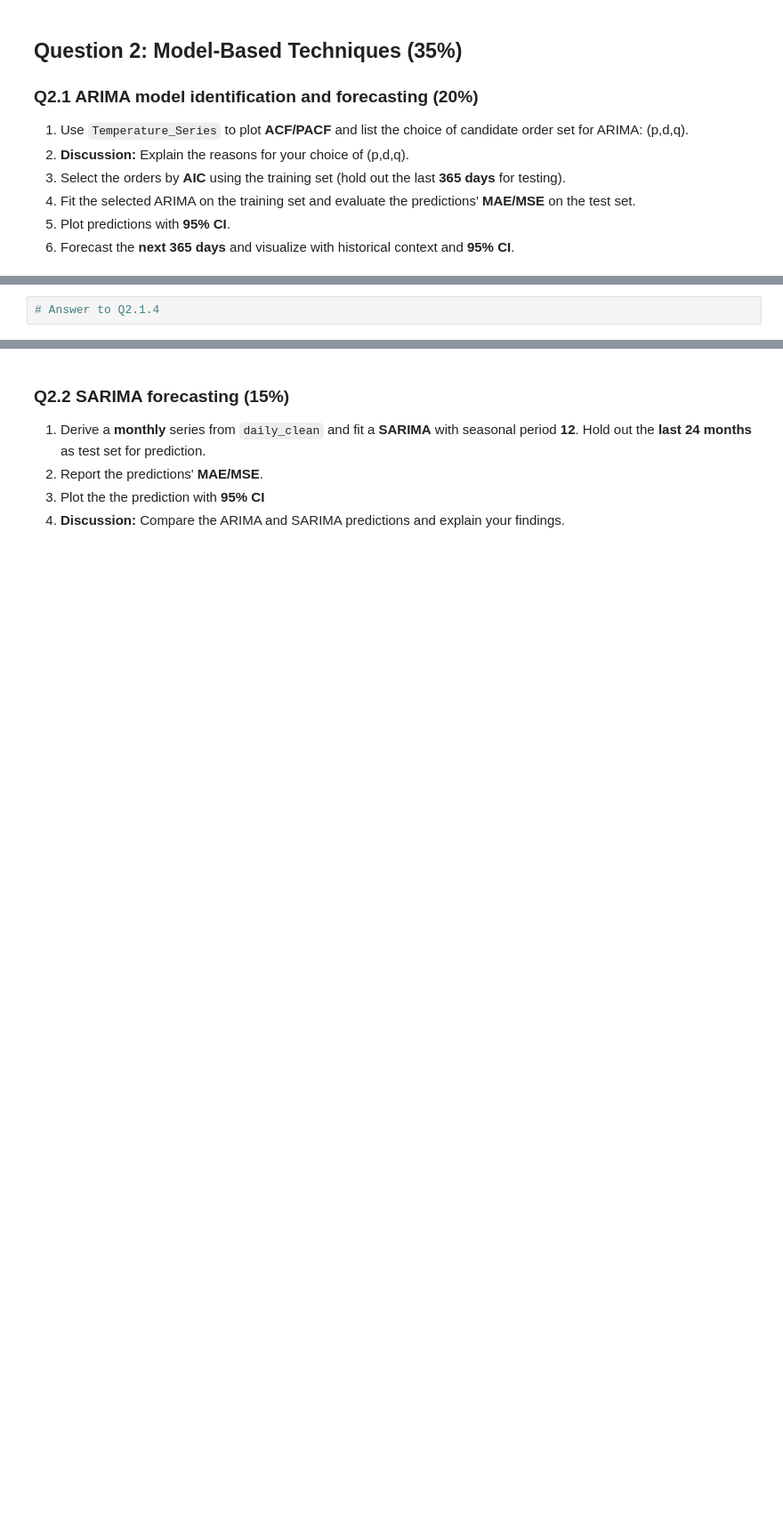
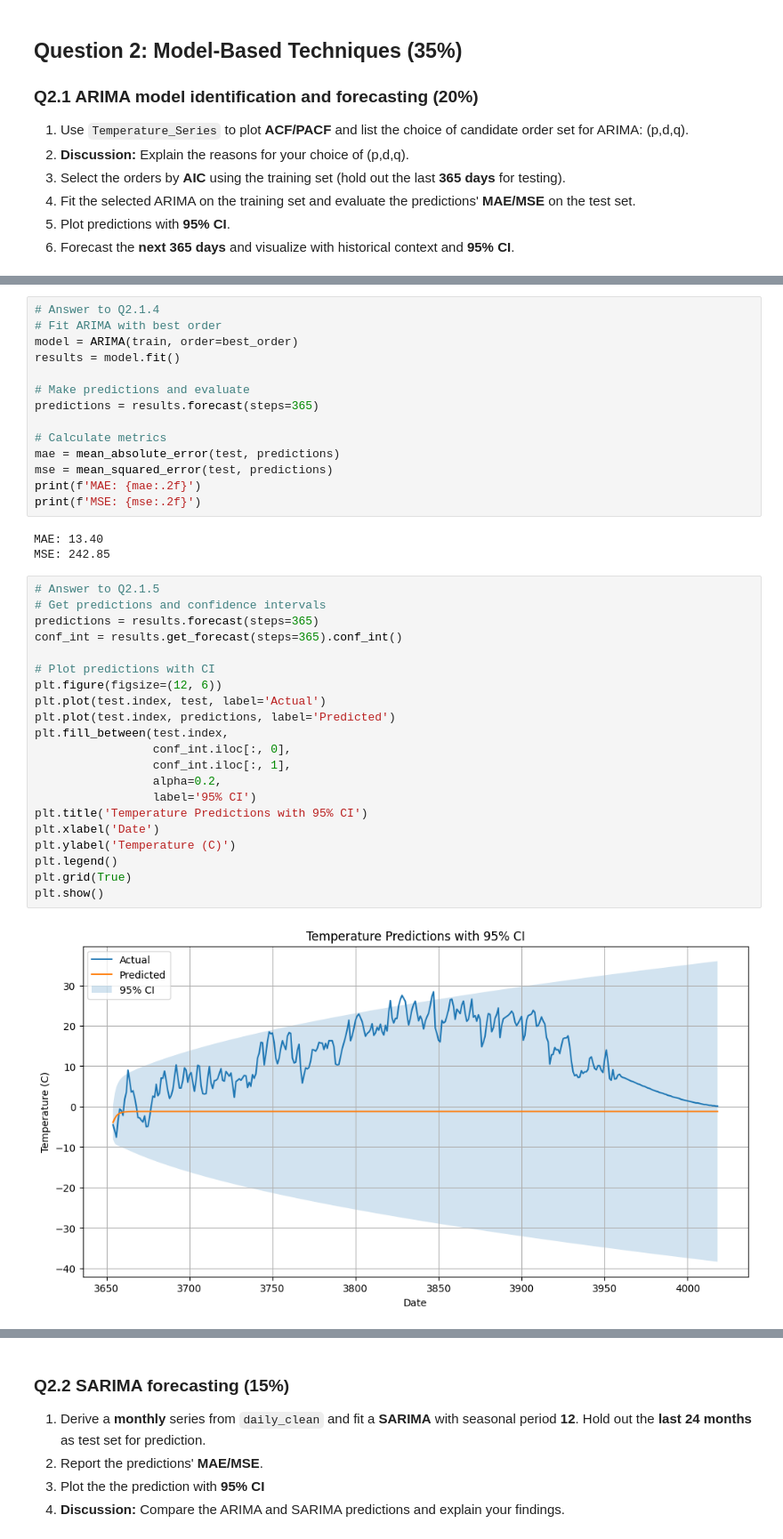
Before and after one commit to Benjamin-2003/AISE_4010_Assignments, a Jupyter notebook: Assignment1.ipynb, the cells around one changed output, grey strips where cells are left out. Shown at 89% size. Drawn from its saved outputs; the diff is of its cells as text; blank space fills up the shorter version.

```diff
--- a/Assignment1.ipynb
+++ b/Assignment1.ipynb
@@ -164,3 +361,41 @@ dtype: float64
 # %%
 # Answer to Q2.1.4
+# Fit ARIMA with best order
+model = ARIMA(train, order=best_order)
+results = model.fit()
+
+# Make predictions and evaluate
+predictions = results.forecast(steps=365)
+
+# Calculate metrics
+mae = mean_absolute_error(test, predictions)
+mse = mean_squared_error(test, predictions)
+print(f'MAE: {mae:.2f}')
+print(f'MSE: {mse:.2f}')
+# %% [output]
+MAE: 13.40
+MSE: 242.85
+# %%
+# Answer to Q2.1.5
+# Get predictions and confidence intervals
+predictions = results.forecast(steps=365)
+conf_int = results.get_forecast(steps=365).conf_int()
+
+# Plot predictions with CI
+plt.figure(figsize=(12, 6))
+plt.plot(test.index, test, label='Actual')
+plt.plot(test.index, predictions, label='Predicted')
+plt.fill_between(test.index,
+                 conf_int.iloc[:, 0],
+                 conf_int.iloc[:, 1],
+                 alpha=0.2,
+                 label='95% CI')
+plt.title('Temperature Predictions with 95% CI')
+plt.xlabel('Date')
+plt.ylabel('Temperature (C)')
+plt.legend()
+plt.grid(True)
+plt.show()
+# %% [output]
+[figure, added]
 # %%
```
Also changed, not shown: parts of 36 cells of this notebook.
